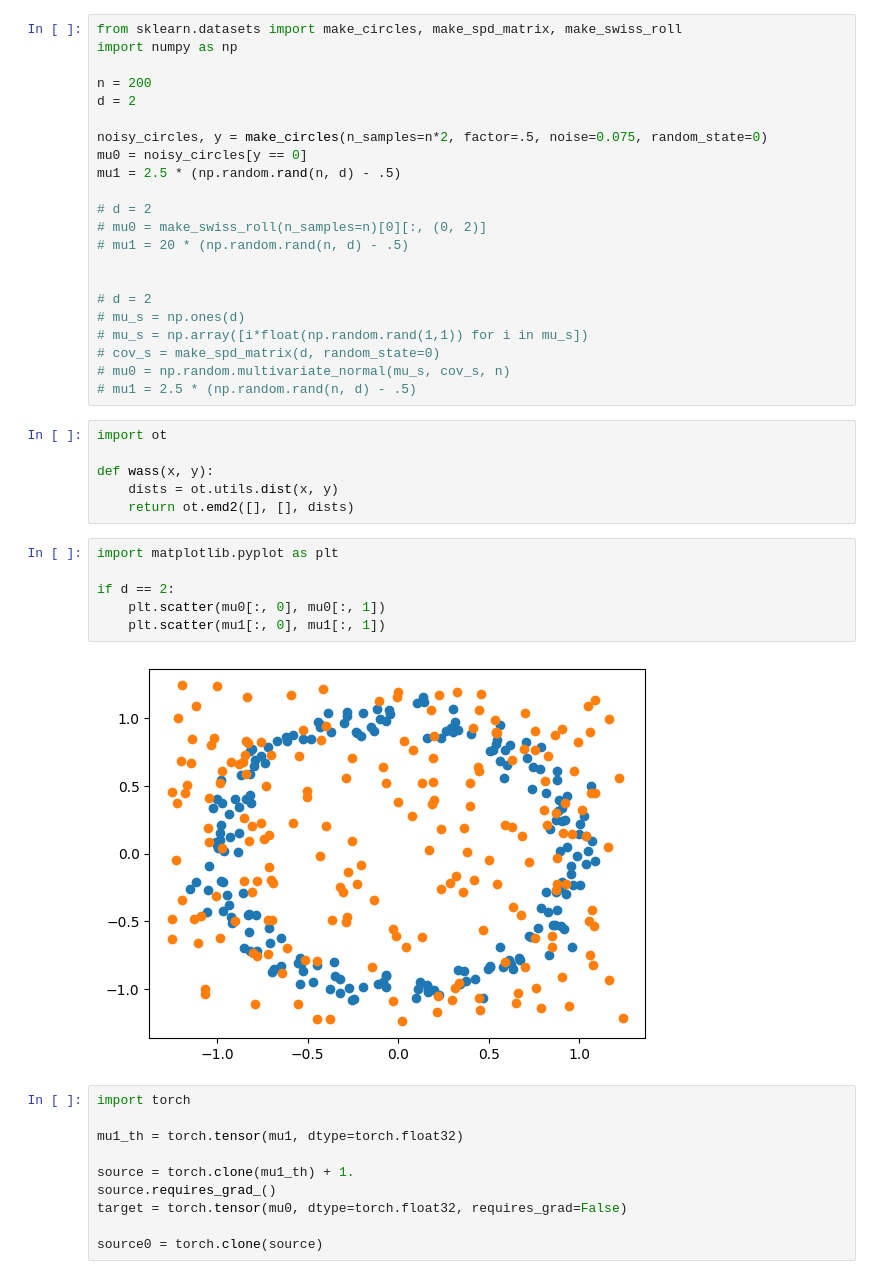
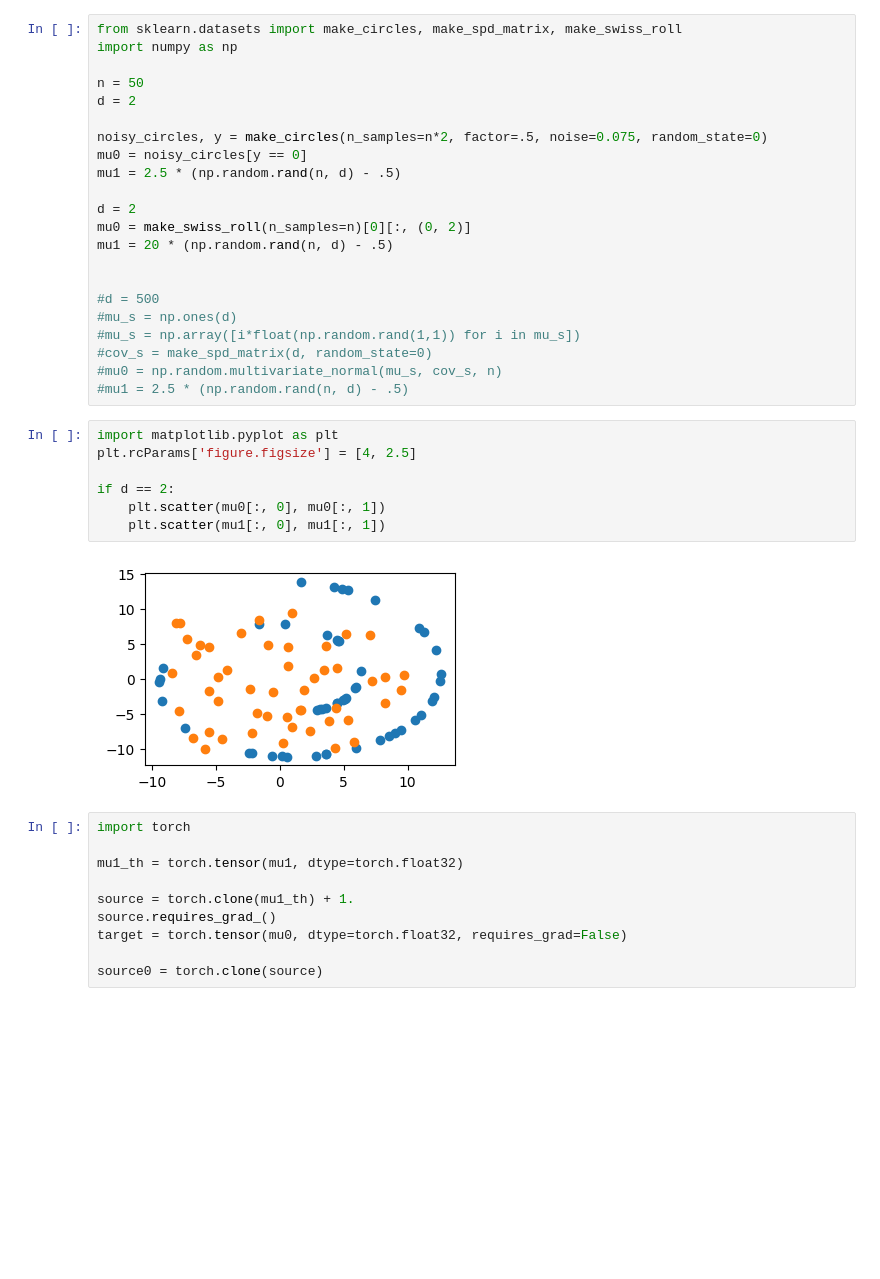
Before and after one commit to rtavenar/dgswp, a Jupyter notebook: gradient_flows.ipynb, the cells around one changed output. Saved outputs shown, nothing was run; the diff lists cells and outputs as text; blank space fills up the shorter version.

```diff
--- a/gradient_flows.ipynb
+++ b/gradient_flows.ipynb
@@ -2,38 +2,33 @@
 from sklearn.datasets import make_circles, make_spd_matrix, make_swiss_roll
 import numpy as np
 
-n = 200
+n = 50
 d = 2
 
 noisy_circles, y = make_circles(n_samples=n*2, factor=.5, noise=0.075, random_state=0)
 mu0 = noisy_circles[y == 0]
 mu1 = 2.5 * (np.random.rand(n, d) - .5)
 
-# d = 2
-# mu0 = make_swiss_roll(n_samples=n)[0][:, (0, 2)]
-# mu1 = 20 * (np.random.rand(n, d) - .5)
+d = 2
+mu0 = make_swiss_roll(n_samples=n)[0][:, (0, 2)]
+mu1 = 20 * (np.random.rand(n, d) - .5)
 
 
-# d = 2
-# mu_s = np.ones(d)
-# mu_s = np.array([i*float(np.random.rand(1,1)) for i in mu_s])
-# cov_s = make_spd_matrix(d, random_state=0)
-# mu0 = np.random.multivariate_normal(mu_s, cov_s, n)
-# mu1 = 2.5 * (np.random.rand(n, d) - .5)
+#d = 500
+#mu_s = np.ones(d)
+#mu_s = np.array([i*float(np.random.rand(1,1)) for i in mu_s])
+#cov_s = make_spd_matrix(d, random_state=0)
+#mu0 = np.random.multivariate_normal(mu_s, cov_s, n)
+#mu1 = 2.5 * (np.random.rand(n, d) - .5)
-# %%
-import ot
-
-def wass(x, y):
-    dists = ot.utils.dist(x, y)
-    return ot.emd2([], [], dists)
 # %%
 import matplotlib.pyplot as plt
+plt.rcParams['figure.figsize'] = [4, 2.5]
 
 if d == 2:
     plt.scatter(mu0[:, 0], mu0[:, 1])
     plt.scatter(mu1[:, 0], mu1[:, 1])
 # %% [output]
-[figure, old version]
+[figure, new version]
 # %%
 import torch
 
```
Also changed, not shown: parts of 10 cells of this notebook.
